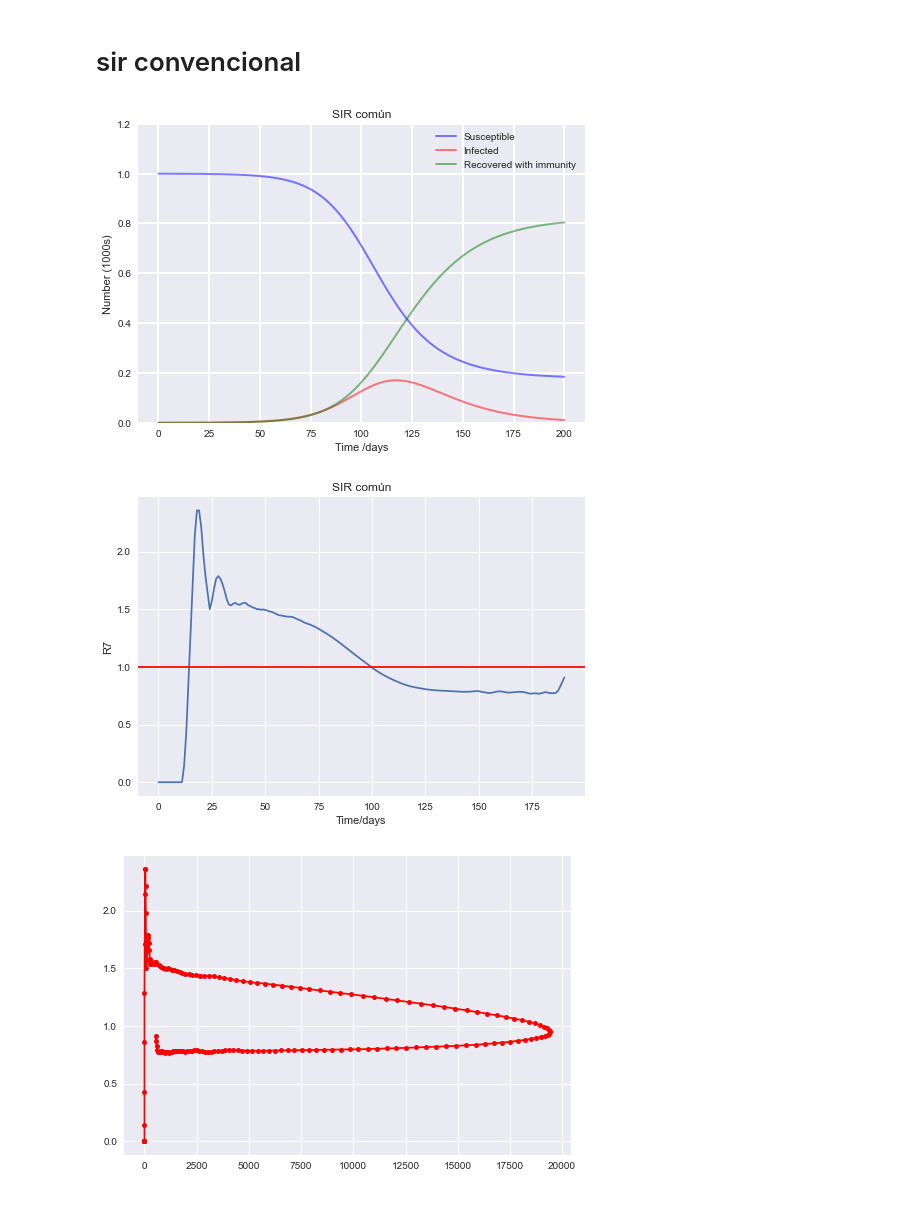
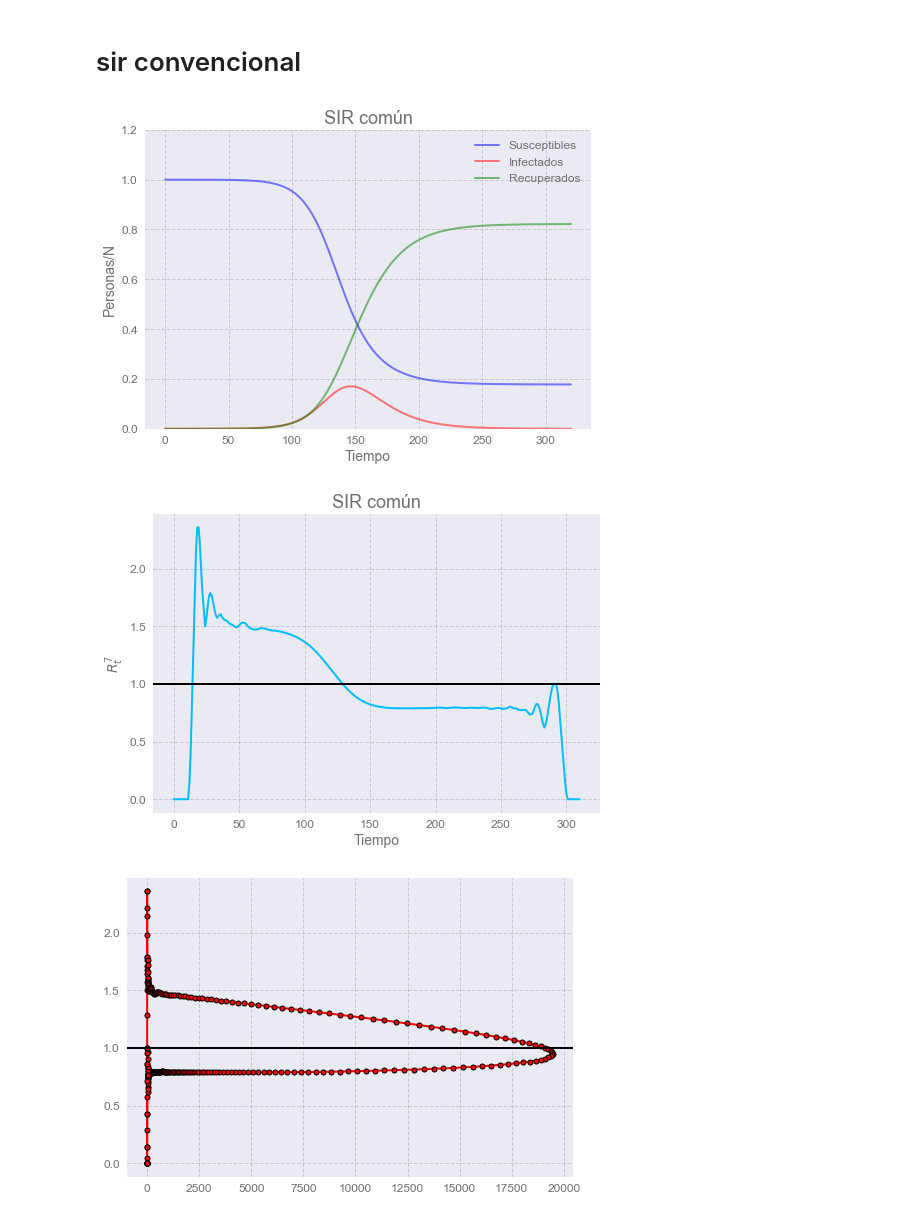
Before and after one commit to denisecammarota/tesis-ib, a Jupyter notebook: SIRmodels/SIR_model_mod.ipynb, the cells around one changed output. Drawn from its saved outputs; the diff is of its cells as text; code cells hidden in the pictures.

```diff
--- a/SIRmodels/SIR_model_mod.ipynb
+++ b/SIRmodels/SIR_model_mod.ipynb
@@ -5,6 +5,7 @@ import numpy as np
 from scipy.integrate import odeint
 import matplotlib.pyplot as plt
 plt.style.use('seaborn')
+plt.style.use('matplotlibrc.py')
 # %%
 # The SIR model differential equations.
 def deriv(y, t, N, beta, gamma):
@@ -129,8 +132,8 @@ def sir_modificado(b0,a,g,i0,r0,a0,n,dias):
     return new_cases_per_day,r_t_seven,riesgo #return new cases per day, risk
 # %%
-n = 10000
+n = 1000.0
 i0, r0, a0 = 1, 0, 0.1
-b0,a,g = 0.15, 0.08,  1./14
-dias = 700
+b0,a,g = 0.15, 0.05,  1./14
+dias = 300
 new_cases_per_day,r_t_seven,riesgo =sir_modificado(b0,a,g,i0,r0,a0,n,dias)
 # %% [output]
@@ -164,16 +184,16 @@ def sir(b0,g,i0,r0,n,dias):
     fig = plt.figure()
     ax = fig.add_subplot(111, axisbelow=True)
     plt.title('SIR común')
-    ax.plot(t, S/n, 'b', alpha=0.5, lw=2, label='Susceptible')
-    ax.plot(t, I/n, 'r', alpha=0.5, lw=2, label='Infected')
-    ax.plot(t, R/n, 'g', alpha=0.5, lw=2, label='Recovered with immunity')
-    ax.set_xlabel('Time /days')
-    ax.set_ylabel('Number (1000s)')
+    ax.plot(t, S/n, 'b', alpha=0.5, lw=2, label='Susceptibles')
+    ax.plot(t, I/n, 'r', alpha=0.5, lw=2, label='Infectados')
+    ax.plot(t, R/n, 'g', alpha=0.5, lw=2, label='Recuperados')
+    ax.set_xlabel('Tiempo')
+    ax.set_ylabel('Personas/N')
     ax.set_ylim(0,1.2)
     ax.yaxis.set_tick_params(length=0)
     ax.xaxis.set_tick_params(length=0)
-    ax.grid(b=True, which='major', c='w', lw=2, ls='-')
-    legend = ax.legend()
+    #ax.grid(b=True, which='major', c='w', lw=2, ls='-')
+    legend = ax.legend(fontsize=12)
     legend.get_frame().set_alpha(0.5)
     for spine in ('top', 'right', 'bottom', 'left'):
         ax.spines[spine].set_visible(False)
@@ -204,9 +224,9 @@ def sir(b0,g,i0,r0,n,dias):
         i = i+1
     plt.title('SIR común')
     plt.plot(r_t_seven[9:])
-    plt.axhline(y=1,c='r')
-    plt.xlabel('Time/days')
-    plt.ylabel('R7')
+    plt.axhline(y=1,c='k')
+    plt.xlabel('Tiempo')
+    plt.ylabel(r'$R_{t}^{7}$')
     plt.show()
     #now we start with the risk diagram
     a_t = np.zeros(prox_dia) #real values for index >= 13
@@ -217,15 +237,17 @@ def sir(b0,g,i0,r0,n,dias):
     a_t = a_t * (100000/n) #where n is the population of the simulation
     riesgo = a_t * r_t_seven
     plt.plot(a_t[13:],r_t_seven[13:],'-or',markersize=5)
+    plt.axhline(y=1,c='k')
     plt.show()
+    print((S+I+R)/N)
     return new_cases_per_day,r_t_seven,riesgo #return new cases per day, risk
 # %%
-n = 10000
+n = 100000
 i0, r0  = 1, 0
 b0,g = 0.15, 1./14
-dias = 200
+dias = 320
 new_cases_per_day,r_t_seven,riesgo = sir(b0,g,i0,r0,n,dias)
 # %% [output]
-[figure, old version]
+[figure, new version]
-[figure, old version]
+[figure, new version]
-[figure, old version]
+[figure, new version]
```
Also changed, not shown: parts of 3 cells of this notebook, 1 other file.
